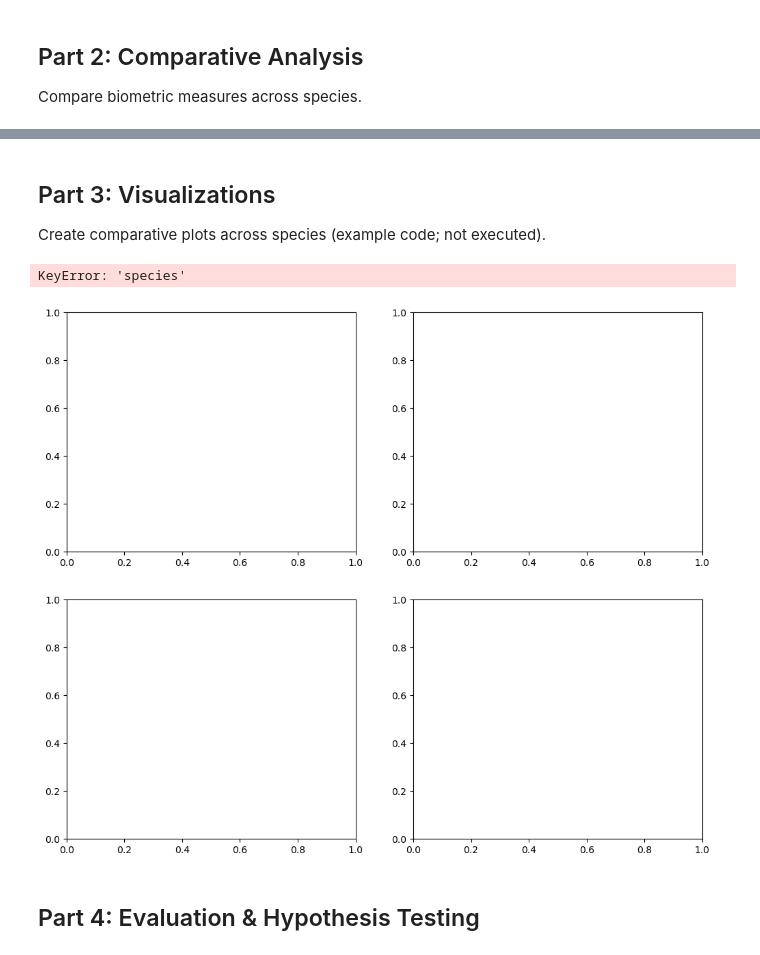
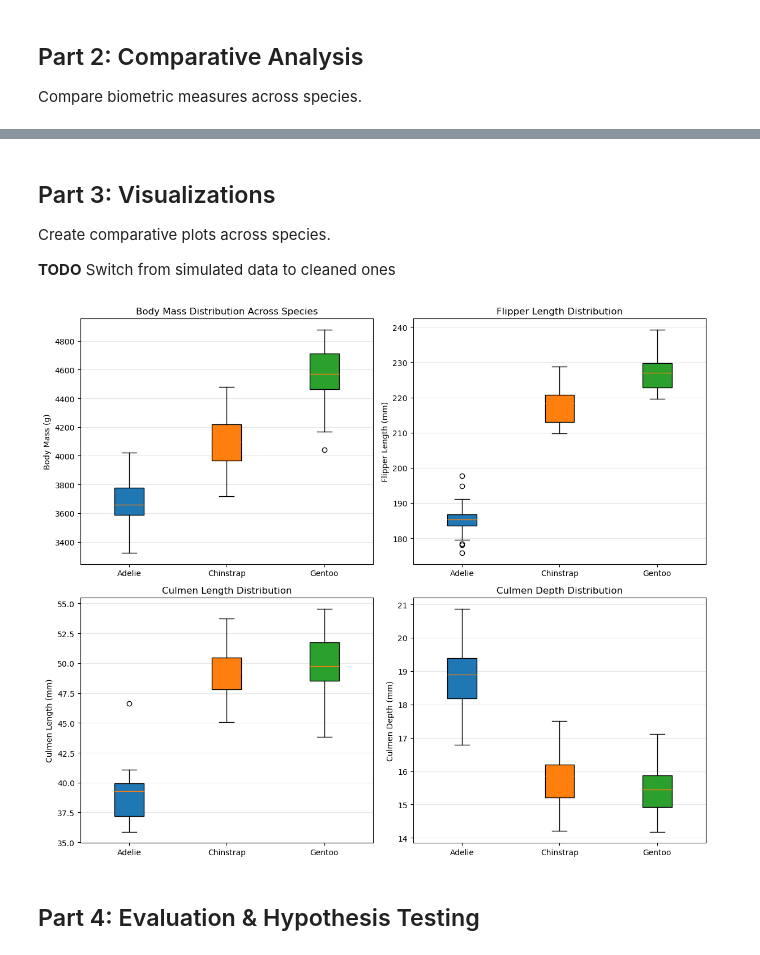
Before and after one commit to martinschatz-cz/jupyter-ELN-example, a Jupyter notebook: Jupyter Notebook/Example/ELN_results.ipynb, the cells around one changed output, grey strips where cells are left out. Drawn from its saved outputs; the diff is of its cells as text; code cells hidden in the pictures.

```diff
--- a/Jupyter Notebook/Example/ELN_results.ipynb
+++ b/Jupyter Notebook/Example/ELN_results.ipynb
@@ -240,7 +181,9 @@ KeyError: "None of [Index(['species', 'specimen_count', 'mean_body_mass_g',\n
 # %% [markdown]
 ## Part 3: Visualizations
 
-Create comparative plots across species (example code; not executed).
+Create comparative plots across species.
+
+**TODO** Switch from simulated data to cleaned ones
 # %%
 fig, axes = plt.subplots(2, 2, figsize=(12, 10))
 
@@ -261,42 +204,41 @@ culmen_depth_dist = [np.random.normal(row['mean_culmen_depth_mm'], 1, 30)
 colors = ['#1f77b4', '#ff7f0e', '#2ca02c']
 
 # Plot 1: Body mass distribution by species
-bp1 = axes[0, 0].boxplot(body_mass_dist, labels=species_names, patch_artist=True)
+bp1 = axes[0, 0].boxplot(body_mass_dist, tick_labels=species_names, patch_artist=True)
 for patch, color in zip(bp1['boxes'], colors):
     patch.set_facecolor(color)
 axes[0, 0].set_ylabel('Body Mass (g)')
 axes[0, 0].set_title('Body Mass Distribution Across Species')
 axes[0, 0].grid(True, alpha=0.3, axis='y')
 
 # Plot 2: Flipper length distribution by species
-bp2 = axes[0, 1].boxplot(flipper_dist, labels=species_names, patch_artist=True)
+bp2 = axes[0, 1].boxplot(flipper_dist, tick_labels=species_names, patch_artist=True)
 for patch, color in zip(bp2['boxes'], colors):
     patch.set_facecolor(color)
 axes[0, 1].set_ylabel('Flipper Length (mm)')
 axes[0, 1].set_title('Flipper Length Distribution')
 axes[0, 1].grid(True, alpha=0.3, axis='y')
 
 # Plot 3: Culmen length distribution by species
-bp3 = axes[1, 0].boxplot(culmen_len_dist, labels=species_names, patch_artist=True)
+bp3 = axes[1, 0].boxplot(culmen_len_dist, tick_labels=species_names, patch_artist=True)
 for patch, color in zip(bp3['boxes'], colors):
     patch.set_facecolor(color)
 axes[1, 0].set_ylabel('Culmen Length (mm)')
 axes[1, 0].set_title('Culmen Length Distribution')
 axes[1, 0].grid(True, alpha=0.3, axis='y')
 
 # Plot 4: Culmen depth distribution by species
-bp4 = axes[1, 1].boxplot(culmen_depth_dist, labels=species_names, patch_artist=True)
+bp4 = axes[1, 1].boxplot(culmen_depth_dist, tick_labels=species_names, patch_artist=True)
 for patch, color in zip(bp4['boxes'], colors):
     patch.set_facecolor(color)
 axes[1, 1].set_ylabel('Culmen Depth (mm)')
 axes[1, 1].set_title('Culmen Depth Distribution')
 axes[1, 1].grid(True, alpha=0.3, axis='y')
 
 plt.tight_layout()
 # plt.show()
 # %% [output]
-KeyError: 'species'
-[figure, old version]
+[figure, new version]
 # %% [markdown]
 ## Part 4: Evaluation & Hypothesis Testing
 # %%
```
Also changed, not shown: parts of 3 cells of this notebook, 6 other files.
